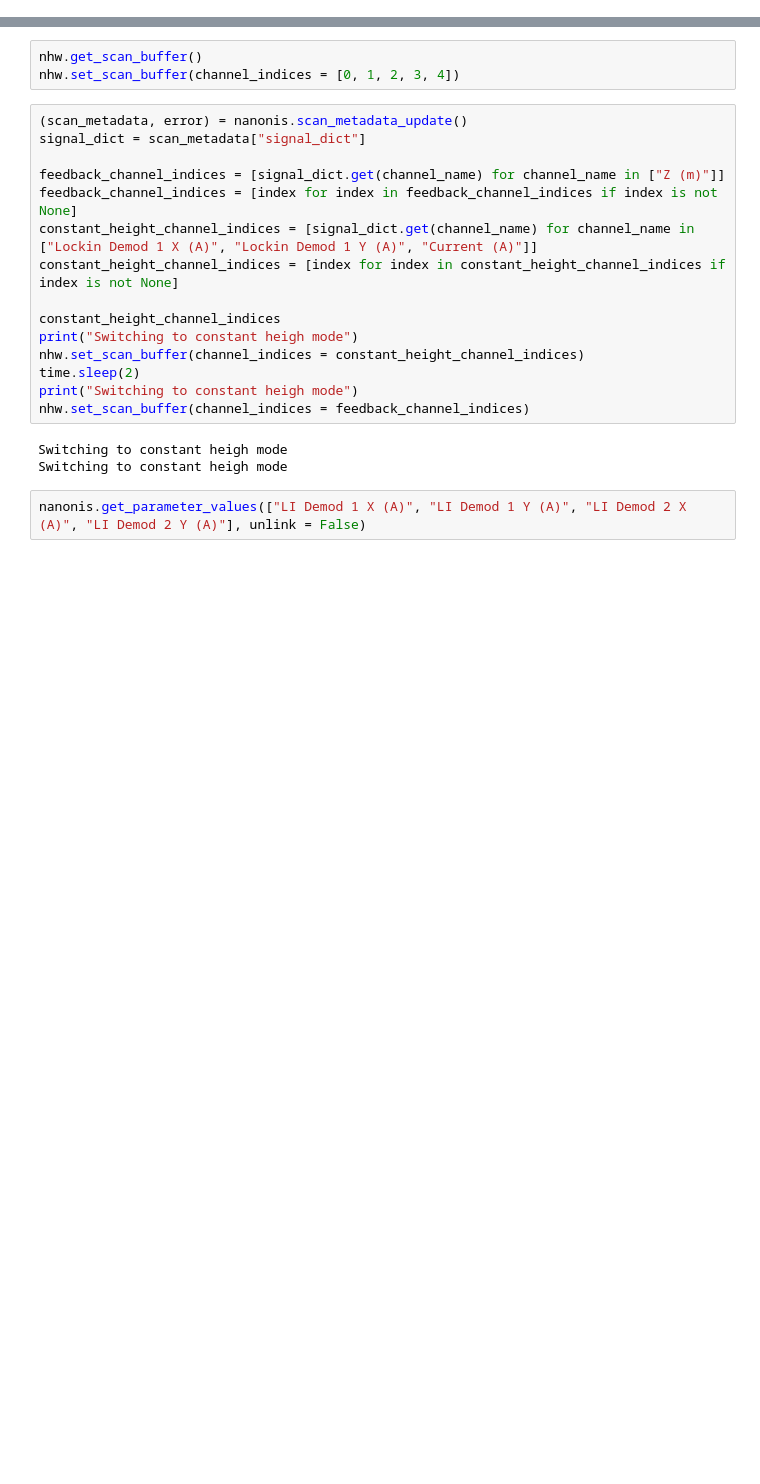
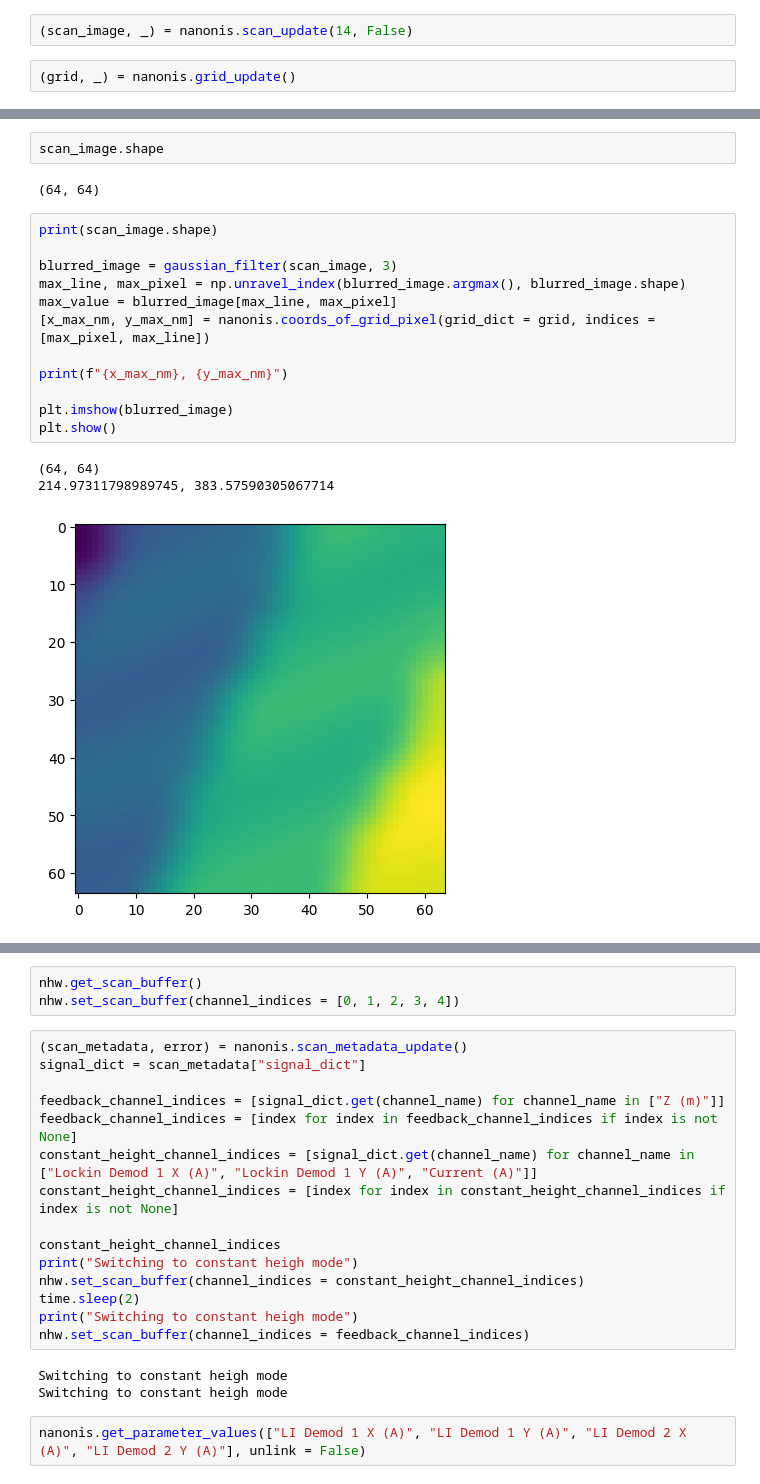
Before and after one commit to PeterJacobse/Scantelligent, a Jupyter notebook: Tests.ipynb, the cells around one changed output, grey strips where cells are left out. Cells and saved outputs as stored; diff of their text form; blank space fills up the shorter version.

```diff
--- a/Tests.ipynb
+++ b/Tests.ipynb
@@ -22,0 +67,4 @@ nhw.get_v_scan_nm_per_s()
+# %%
+(scan_image, _) = nanonis.scan_update(14, False)
+# %%
+(grid, _) = nanonis.grid_update()
@@ -22,0 +84,20 @@ nhw.get_v_scan_nm_per_s()
+# %%
+scan_image.shape
+# %% [output]
+(64, 64)
+# %%
+print(scan_image.shape)
+
+blurred_image = gaussian_filter(scan_image, 3)
+max_line, max_pixel = np.unravel_index(blurred_image.argmax(), blurred_image.shape)
+max_value = blurred_image[max_line, max_pixel]
+[x_max_nm, y_max_nm] = nanonis.coords_of_grid_pixel(grid_dict = grid, indices = [max_pixel, max_line])
+
+print(f"{x_max_nm}, {y_max_nm}")
+
+plt.imshow(blurred_image)
+plt.show()
+# %% [output]
+(64, 64)
+214.97311798989745, 383.57590305067714
+[figure, added]
```
Also changed, not shown: parts of 14 cells of this notebook, 5 other files.
